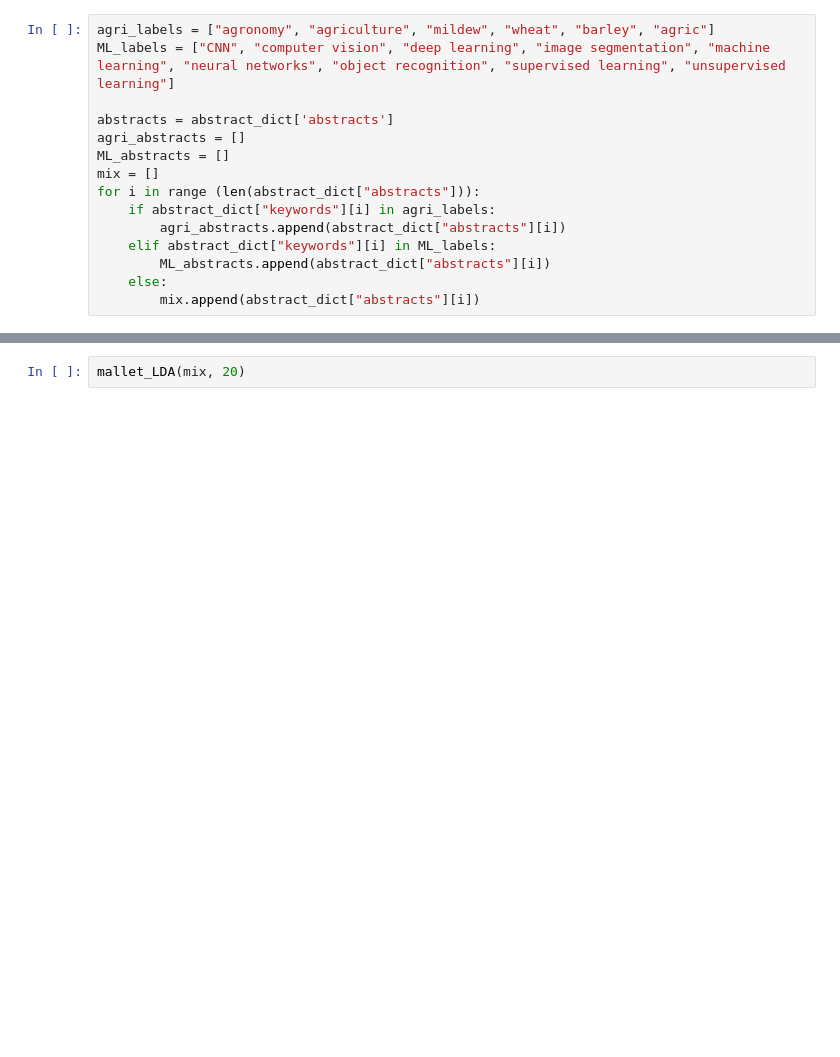
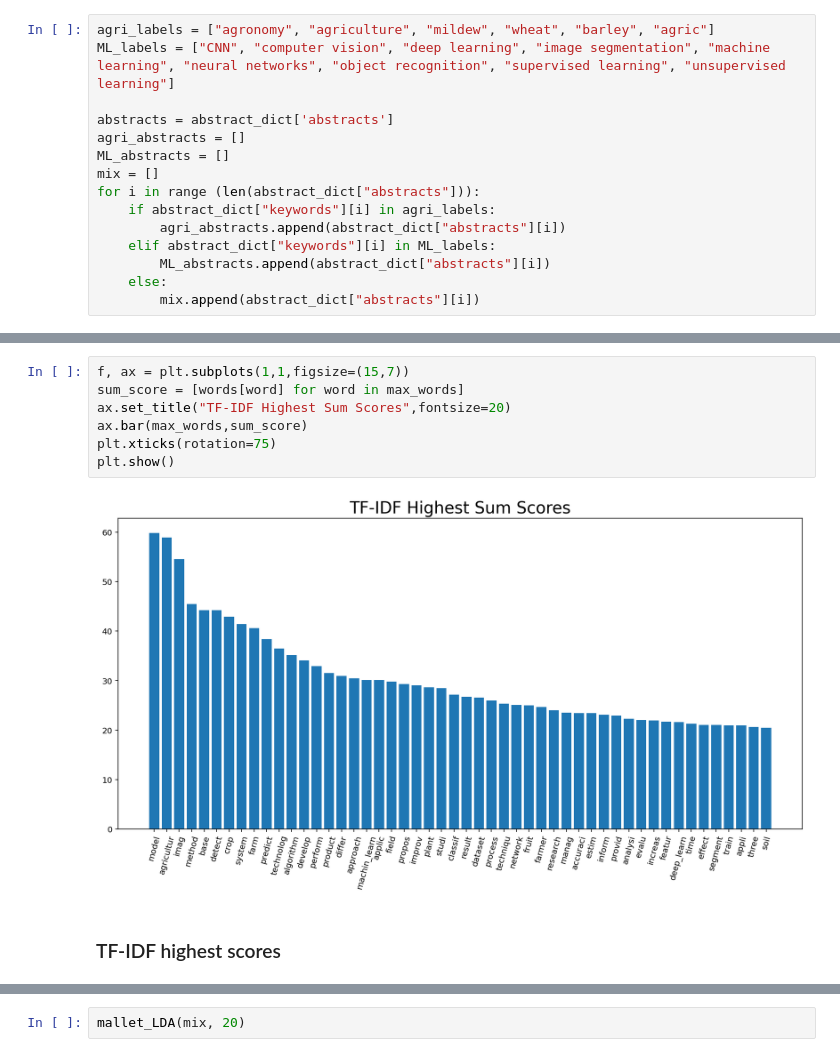
Before and after one commit to NitramAnaip/ImpAgt, a Jupyter notebook: LDA.ipynb, the cells around one changed output, grey strips where cells are left out. Cells and saved outputs as stored; diff of their text form; blank space fills up the shorter version.

```diff
--- a/LDA.ipynb
+++ b/LDA.ipynb
@@ -276 +249,12 @@ ass 14.952824969967315
+# %%
+f, ax = plt.subplots(1,1,figsize=(15,7))
+sum_score = [words[word] for word in max_words]
+ax.set_title("TF-IDF Highest Sum Scores",fontsize=20)
+ax.bar(max_words,sum_score)
+plt.xticks(rotation=75)
+plt.show()
+# %% [output]
+[figure, added]
+# %% [markdown]
+### TF-IDF highest scores
 # %%
```
Also changed, not shown: parts of 38 cells of this notebook.
